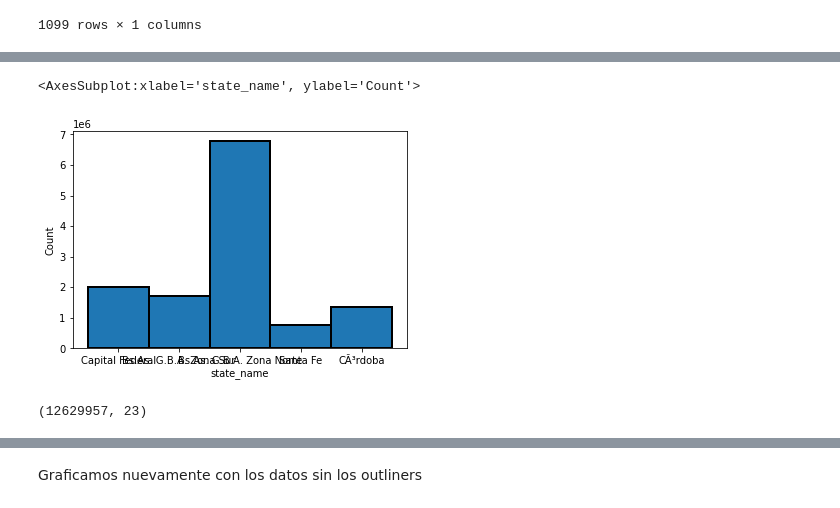
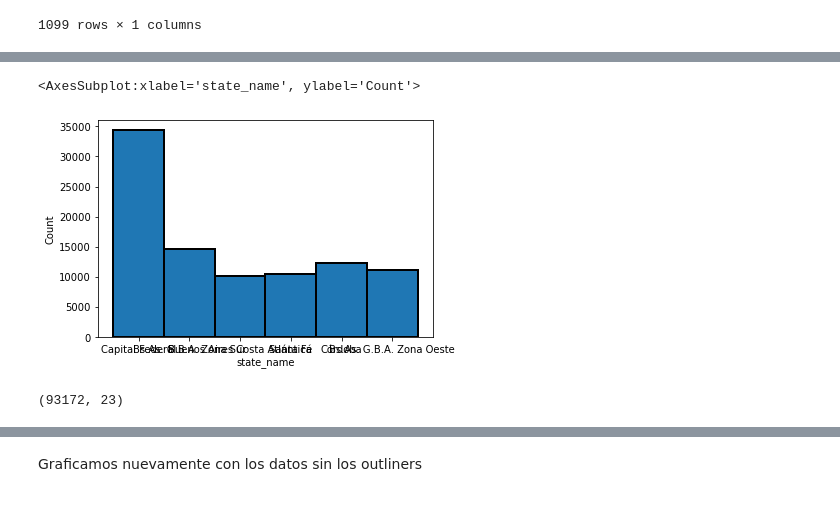
Before and after one commit to EmmaCarlos/TP1, a Jupyter notebook: TP1 final hora 1404.ipynb, the cells around one changed output, grey strips where cells are left out. Cells and saved outputs as stored; diff of their text form; code cells hidden in the pictures.

```diff
--- a/TP1 final hora 1404.ipynb
+++ b/TP1 final hora 1404.ipynb
@@ -562,5 +562,5 @@ print(caso_2.loc[:,["geonames_id", "place_name", "lat", "lon"]])
 # %%
 #Mergeamos los dataset por "geonames_id", asumiendo entonces que coinciden estos datos en ambos.
 
-data = data.merge(geonames_data, how='left', on= 'geonames_id')
-geonames_data.sample(3)
+data = data.merge(geonames_data, how='left', on= 'geonames_id', left_on=None, right_on=None,
+         left_index=True, right_index=True, sort=True)
@@ -686,4 +685,4 @@ pd.DataFrame(Valor_medio)
 |  | Yerba Buena | 958.932482 |
 1099 rows × 1 columns
 # %%
-data = pd.merge(data, Valor_medio, how='left', on='state_name') #Creo una columna auxiliar en el dataframe con los datos nuevos
+data = pd.merge(data, Valor_medio, how='left', on='barrio') #Creo una columna auxiliar en el dataframe con los datos nuevos
@@ -760 +752,13 @@ Santiago Del Estero               0.000055
 Name: state_name, dtype: float64
+# %%
+#Corregimos los nombres de las provincias en la columna "state_name" utilizando diccionarios:
+values_to_replace = {'CÃ³rdoba':'Córdoba', 'Buenos Aires Costa AtlÃ¡ntica':'Buenos Aires Costa Atlántica', 'RÃo Negro':'Río Negro', "TucumÃ¡n":"Tucumán", "NeuquÃ©n":"Neuquén", "Entre RÃos":"Entre Ríos",
+                    "Capital Federal":"Capital Federal", "Bs.As. G.B.A. Zona Sur":"Bs.As. G.B.A. Zona Sur", "Santa Fe":"Santa Fé", "Bs.As. G.B.A. Zona Oeste":"Bs.As. G.B.A. Zona Oeste",
+                    "Buenos Aires Interior":"Buenos Aires Interior", "Mendoza":"Mendoza", "Misiones":"Misiones", "Chubut":"Chubut", "San Luis":"San Luis",
+                    "Corrientes":"Corrientes", "Salta":"Salta", "La Pampa":"La Pampa", "Chaco":"Chaco", "San Juan":"San Juan", "Catamarca":"Catamarca",
+                    "Santa Cruz":"Santa Cruz", "Tierra Del Fuego":"Tierra Del Fuego", "Jujuy":"Jujuy", "Formosa":"Formosa", "Santiago Del Estero":"Santiago Del Estero",
+                    "La Rioja":"La Rioja"}
+# %%
+# A continuación usamos el método map para sustituir los nuevos valores acordes al último diccionario:
+data["state_name"] = data['state_name'].map(values_to_replace)
+data["state_name"].value_counts()
@@ -761,28 +783,28 @@ Name: state_name, dtype: float64
 # %%
 #armamos una máscara y reducimos el dataset quedandonos con datos de CABA, BA, Córdoba y Santa Fe
-freq_mask = proportions > 5
+freq_mask = proportions > 7
 final_states = proportions[freq_mask]
 states_list = list(final_states.index)
 mask_1 = data["state_name"] == 'Capital Federal'
 mask_2 = data["state_name"] == 'Bs.As. G.B.A. Zona Norte'
 mask_3 = data["state_name"] == 'Bs.As. G.B.A. Zona Sur'
-mask_4 = data["state_name"] == 'Bs.As. G.B.A. Zona Oes'
+mask_4 = data["state_name"] == 'Bs.As. G.B.A. Zona Oeste'
 mask_5 = data["state_name"] == 'Buenos Aires Costa Atlántica'
-mask_6 = data["state_name"] == 'Santa Fe'
-mask_7 = data["state_name"] == 'CÃ³rdoba'
+mask_6 = data["state_name"] == 'Santa Fé'
+mask_7 = data["state_name"] == 'Córdoba'
 state_mask = mask_1 | mask_2 | mask_3 | mask_4 | mask_5 | mask_6 | mask_7
 filtered_data = data[state_mask]
 filtered_data.columns
 sns.histplot(filtered_data.state_name
              , bins=400, alpha=1, edgecolor = 'black',  linewidth=2)
 # %% [output]
 <AxesSubplot:xlabel='state_name', ylabel='Count'>
-[figure, old version]
+[figure, new version]
 # %%
 filtered_data.shape
 #filtered_data.head(1)
 # %% [output]
-(12629957, 23)
+(93172, 23)
 # %%
 #Evaluamos monedas aceptadas en la transacción
 #table_price = pd.pivot_table(filtered_data, index=['currency'], values=['price_aprox_local_currency'], aggfunc=['count'])
```
Also changed, not shown: parts of 40 cells of this notebook.
